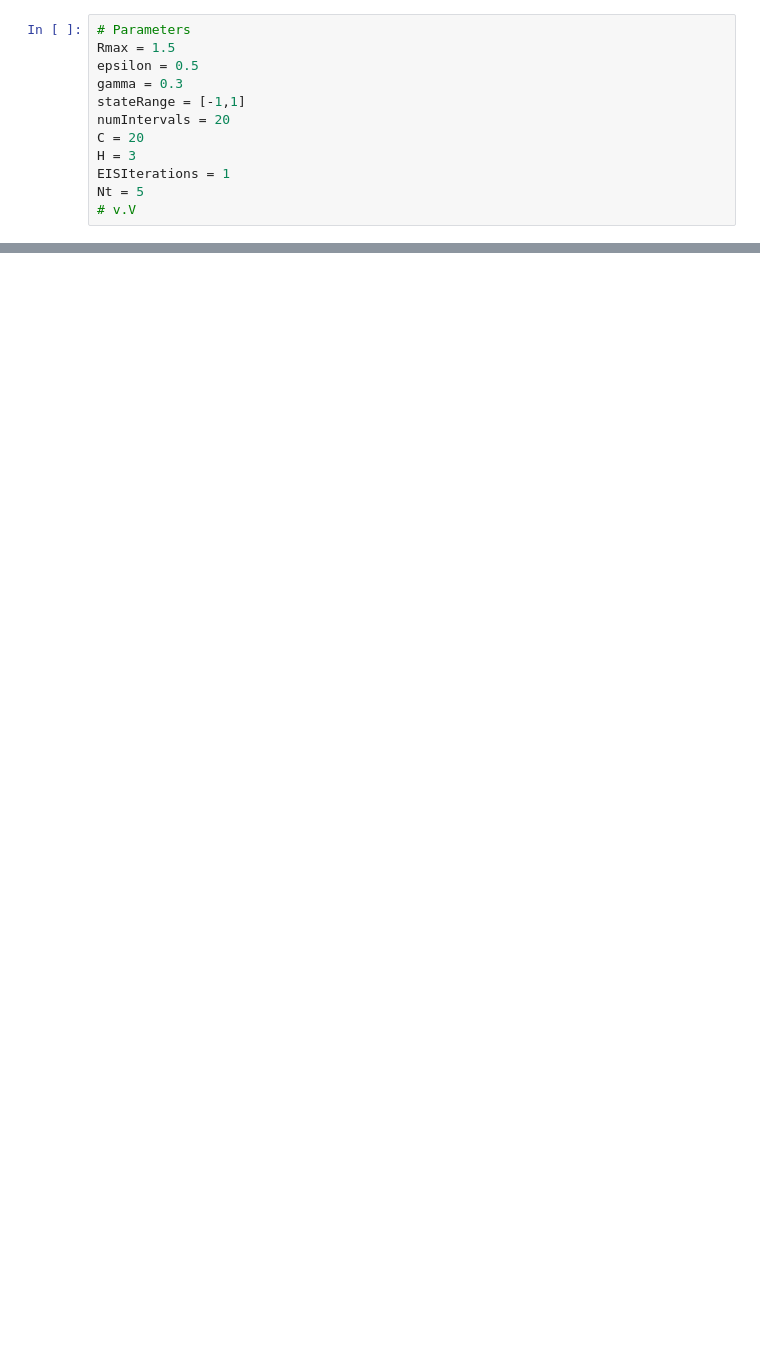
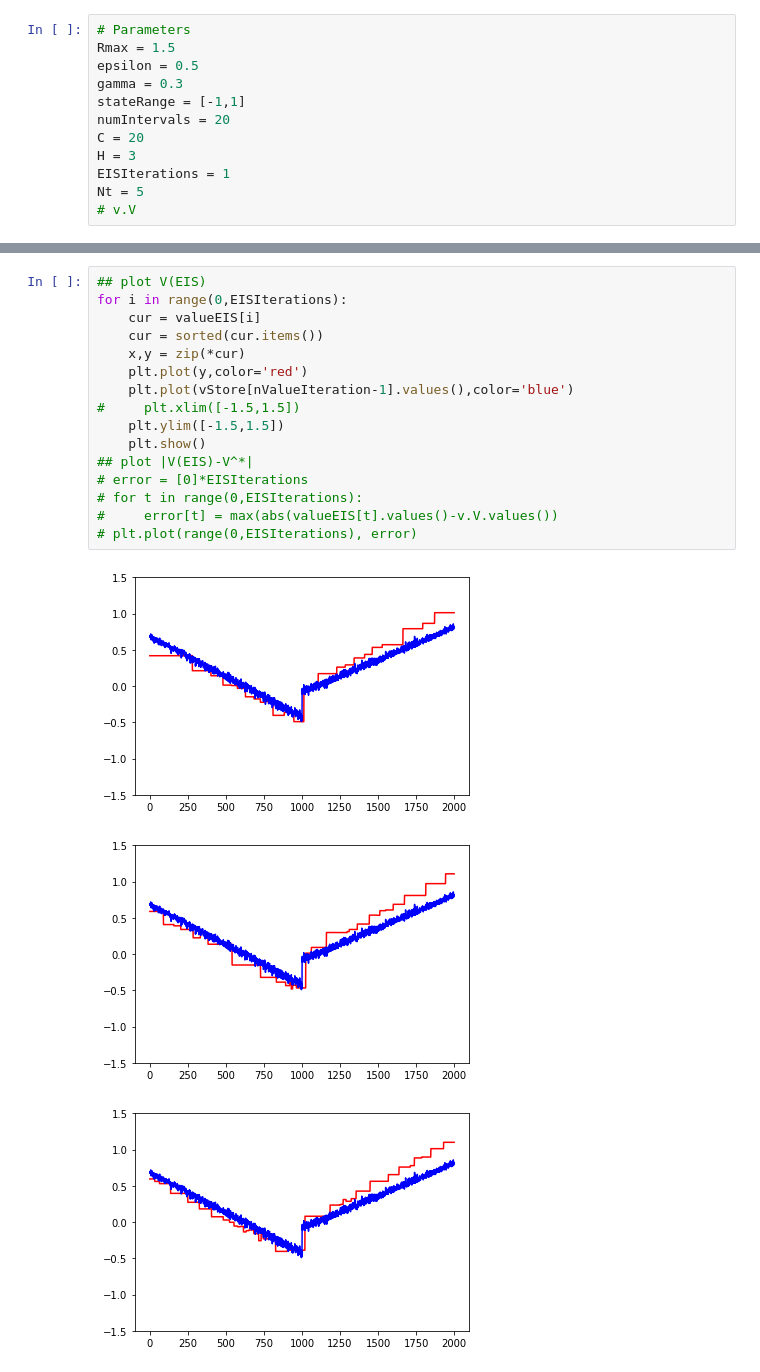
Before and after one commit to s2c/ExploreImproveSupervise, a Jupyter notebook: EIS.ipynb, the cells around one changed output, grey strips where cells are left out. Saved outputs shown, nothing was run; the diff lists cells and outputs as text; blank space fills up the shorter version.

```diff
--- a/EIS.ipynb
+++ b/EIS.ipynb
@@ -106,0 +100,20 @@ for t in range(0,EISIterations): # run for t iterations
+# %%
+## plot V(EIS)
+for i in range(0,EISIterations):
+    cur = valueEIS[i]
+    cur = sorted(cur.items())
+    x,y = zip(*cur)
+    plt.plot(y,color='red')
+    plt.plot(vStore[nValueIteration-1].values(),color='blue')
+#     plt.xlim([-1.5,1.5])
+    plt.ylim([-1.5,1.5])
+    plt.show()
+## plot |V(EIS)-V^*|
+# error = [0]*EISIterations
+# for t in range(0,EISIterations):
+#     error[t] = max(abs(valueEIS[t].values()-v.V.values())
+# plt.plot(range(0,EISIterations), error)
+# %% [output]
+[figure, added]
+[figure, added]
+[figure, added]
```
Also changed, not shown: parts of 10 cells of this notebook.
